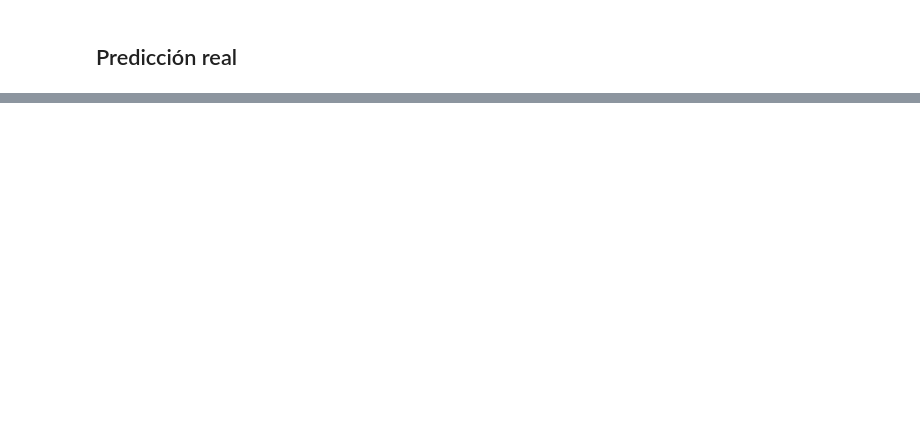
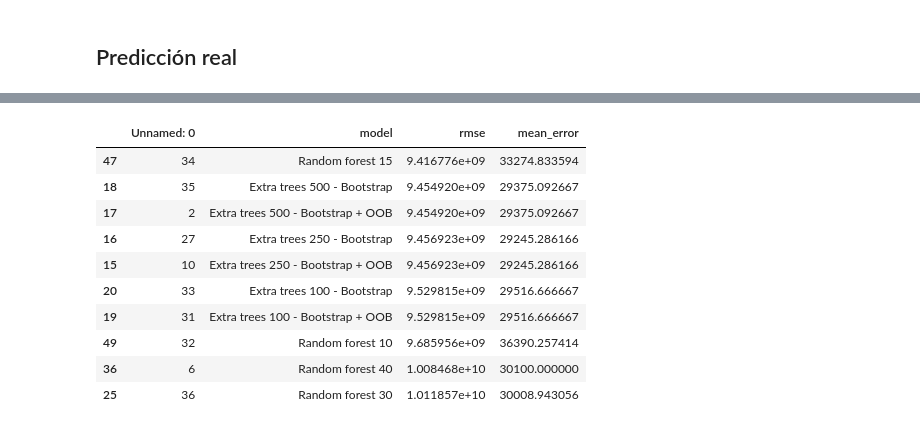
Before and after one commit to MatiasReimondo/Datos, a Jupyter notebook: One Hot Encoding.ipynb, the cells around one changed output, grey strips where cells are left out. Drawn from its saved outputs; the diff is of its cells as text; code cells hidden in the pictures; blank space fills up the shorter version.

```diff
--- a/One Hot Encoding.ipynb
+++ b/One Hot Encoding.ipynb
@@ -485,0 +591,14 @@ submit.to_csv('submission.csv')
+# %%
+df2.head(10)
+# %% [output]
+|  | Unnamed: 0 | model | rmse | mean_error |
+| 47 | 34 | Random forest 15 | 9.416776e+09 | 33274.833594 |
+| 18 | 35 | Extra trees 500 - Bootstrap | 9.454920e+09 | 29375.092667 |
+| 17 | 2 | Extra trees 500 - Bootstrap + OOB | 9.454920e+09 | 29375.092667 |
+| 16 | 27 | Extra trees 250 - Bootstrap | 9.456923e+09 | 29245.286166 |
+| 15 | 10 | Extra trees 250 - Bootstrap + OOB | 9.456923e+09 | 29245.286166 |
+| 20 | 33 | Extra trees 100 - Bootstrap | 9.529815e+09 | 29516.666667 |
+| 19 | 31 | Extra trees 100 - Bootstrap + OOB | 9.529815e+09 | 29516.666667 |
+| 49 | 32 | Random forest 10 | 9.685956e+09 | 36390.257414 |
+| 36 | 6 | Random forest 40 | 1.008468e+10 | 30100.000000 |
+| 25 | 36 | Random forest 30 | 1.011857e+10 | 30008.943056 |
```
Also changed, not shown: parts of 30 cells of this notebook.
